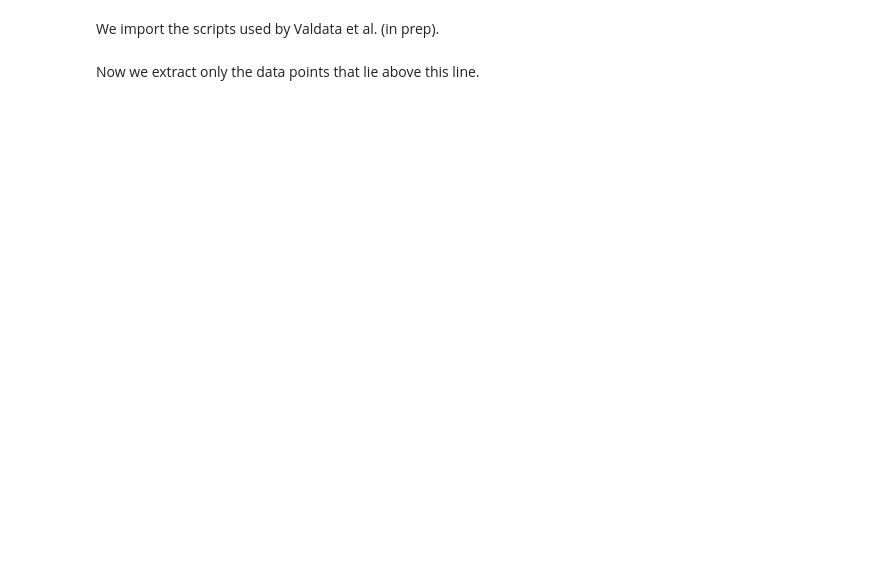
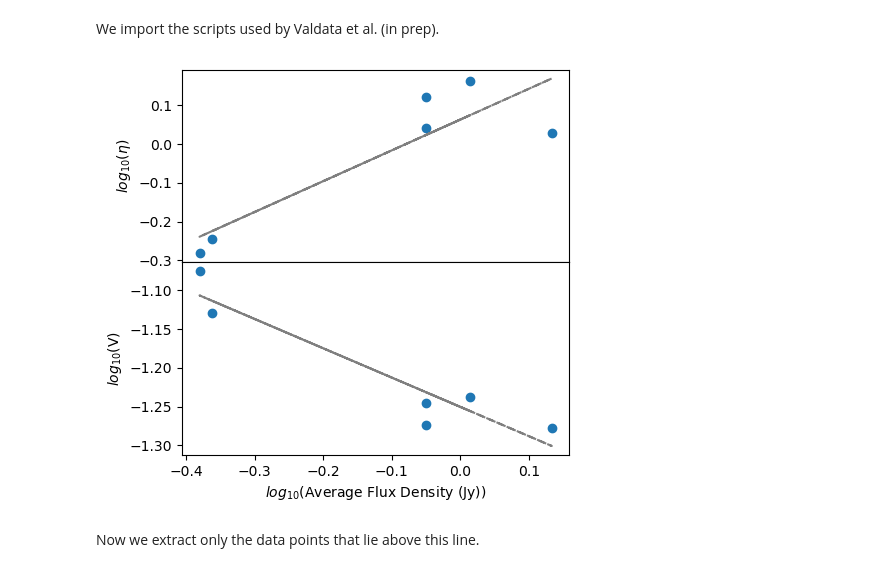
Before and after one commit to AntoniaR/TraP_filter_demo, a Jupyter notebook: FilterTraP.ipynb, the cells around one changed output. Drawn from its saved outputs; the diff is of its cells as text; code cells hidden in the pictures; blank space fills up the shorter version.

```diff
--- a/FilterTraP.ipynb
+++ b/FilterTraP.ipynb
@@ -549,7 +634,7 @@ maxImgs=[]
 for index, row in variables.iterrows():
     sourceID = row.runcat
     flxVals = session.query(Assocxtrsource,Extractedsource).select_from(join(Assocxtrsource,Extractedsource)).filter(Assocxtrsource.runcat_id == sourceID).all()
-    lightcurve = pd.DataFrame(data=[[flxVals[x].Extractedsource.image.url, flxVals[x].Extractedsource.f_int, flxVals[x].Extractedsource.f_int_err, flxVals[x].Extractedsource.det_sigma, flxVals[x].Extractedsource.extract_type] for x in range(len(flxVals))], columns = ['Image','Flux','FluxErr','SNR','type'])
+    lightcurve = pd.DataFrame(data=[[flxVals[x].Extractedsource.image.url, flxVals[x].Extractedsource.f_int, flxVals[x].Extractedsource.f_int_err, flxVals[x].Extractedsource.det_sigma, flxVals[x].Extractedsource.extract_type, flxVals[x].Extractedsource.reduced_chisq] for x in range(len(flxVals))], columns = ['Image','Flux','FluxErr','SNR','type','rchisq'])
     lightcurve = pd.merge(lightcurve, images, on="Image")
 
     print('Runcat = '+str(sourceID))
@@ -585,6 +670,9 @@ for index, row in variables.iterrows():
     plt.show()
 
     print(row.ra,row.dec)
+    print(max(lightcurve.rchisq))
+    for index2, row2 in lightcurve.iterrows():
+        print(row2.Image)
 
 variables['maxImg']=maxImgs
 # %% [markdown]
@@ -640,29 +746,31 @@ import functions as func
 # %%
 import scipy.optimize as spopt
 import scipy.stats as spstat
 
 freq = plotdata.freq.unique()
 #Finding the line that best represents the two parameters of the data
 best_params_eta, ml_cfcovar_linear = spopt.curve_fit(func.LinearFit, plotdata.logFlux, plotdata.logEta)
 best_params_V, ml_cfcovar_linear = spopt.curve_fit(func.LinearFit, plotdata.logFlux, plotdata.logV)
 
 m_eta, q_eta = best_params_eta[0],best_params_eta[1]
 m_V, q_V = best_params_V[0],best_params_V[1]
 y_eta = func.LinearFit(plotdata.logFlux,m_eta,q_eta)
 y_V = func.LinearFit(plotdata.logFlux,m_V,q_V)
 
-fig = plt.figure(figsize=(5, 6))
+fig = plt.figure(figsize=(5, 5))
 gs = fig.add_gridspec(2, hspace=0)
 axs = gs.subplots(sharex=True)
 axs[0].scatter(plotdata.logFlux,plotdata.logEta)
 axs[0].set_ylabel(r'$log_{10}$($\eta$)')
 axs[0].plot(plotdata.logFlux,y_eta,label='Best fit',color='gray', ls='--')
 axs[1].scatter(plotdata.logFlux,plotdata.logV)
 axs[1].set_ylabel(r'$log_{10}$(V)')
 axs[1].set_xlabel(r'$log_{10}$(Average Flux Density (Jy))')
 axs[1].plot(plotdata.logFlux,y_V,label='Best fit',color='gray',ls='--')
 for ax in axs:
     ax.label_outer()
+# %% [output]
+[figure, added]
 # %% [markdown]
 Now we extract only the data points that lie above this line.
 # %%
```
Also changed, not shown: parts of 45 cells of this notebook, 1 other file.
